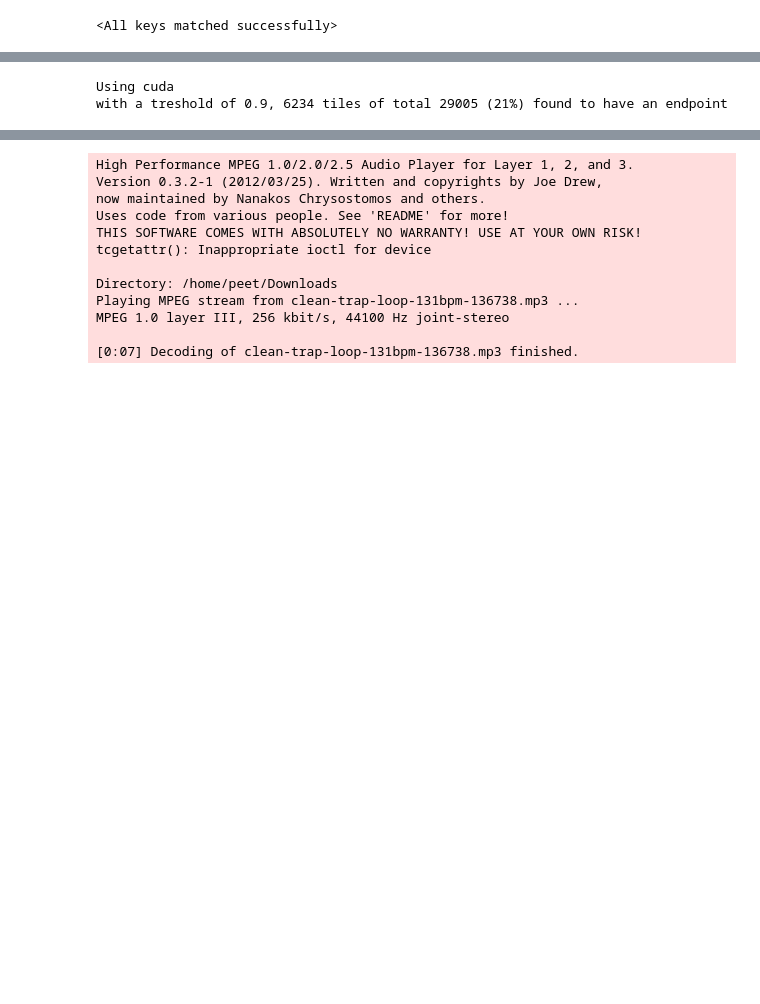
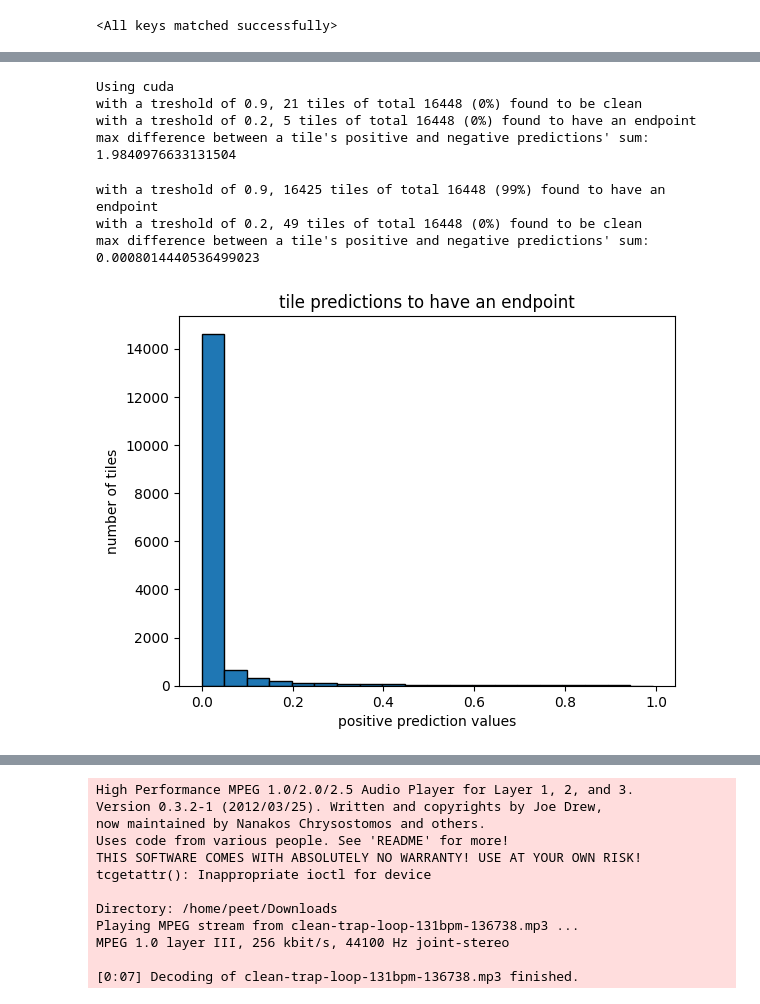
Before and after one commit to ph4s3r/cupid, a Jupyter notebook: slide-infer.ipynb, the cells around one changed output, grey strips where cells are left out. Saved outputs shown, nothing was run; the diff lists cells and outputs as text; code cells hidden in the pictures; blank space fills up the shorter version.

```diff
--- a/slide-infer.ipynb
+++ b/slide-infer.ipynb
@@ -136,10 +136,12 @@ def infer(dataloader, model, slide_dim: tuple, tile_size = 500) -> dict():
     model.eval()
 
     # heatmask array has 1 pixel per tile
-    slide_dim_mini = (slide_dim[0]//tile_size, slide_dim[1]//tile_size)
+    slide_dim_mini          = (slide_dim[0]//tile_size, slide_dim[1]//tile_size)
     heatmask                = np.zeros(slide_dim_mini, dtype=np.float32)
-    batch_predictions       = []
-    predictions             = []
+    neg_predictions         = []
+    pos_predictions         = []
+
+    DEBUG = True
 
     with torch.no_grad():
         for images, _, labels_dict, _ in dataloader:
@@ -147,29 +149,62 @@ def infer(dataloader, model, slide_dim: tuple, tile_size = 500) -> dict():
             images = images.to(device)
             outputs = model(images)
             probabilities = torch.sigmoid(outputs)
-            batch_predictions = probabilities[:, 1].cpu().numpy()
-            predictions.extend(batch_predictions)
+            neg_predictions_batch = probabilities[:, 0].cpu().numpy()
+            pos_predictions_batch = probabilities[:, 1].cpu().numpy() # storing the probability per tile of having an endpoint
+            neg_predictions.extend(neg_predictions_batch)
+            pos_predictions.extend(pos_predictions_batch)
 
             for i in range(batch_size):
                 tile_keys = labels_dict['tile_key'][i].split(",") # already at i index
                 tile_x = tile_keys[0][1:]
                 tile_y = tile_keys[1][:-1]
-                heatmask[int(tile_x)//tile_size, int(tile_y)//tile_size] = batch_predictions[i]
+                heatmask[int(tile_x)//tile_size, int(tile_y)//tile_size] = pos_predictions_batch[i]
 
-    return predictions, heatmask
+    return neg_predictions, pos_predictions, heatmask
 
-preds, heatmask = infer(dataloader, model, slide_dim=pml_wsi.shape, tile_size = 500)
-
-# import sys
-# np.set_printoptions(threshold=sys.maxsize)
-# print(heatmask)
-
-threshold = 0.9
-positiles = int(sum(p for p in preds if p > threshold))
-print(f"with a treshold of {threshold}, {positiles} tiles of total {len(preds)} ({int(positiles / len(preds) * 100)}%) found to have an endpoint")
+neg_predictions, pos_predictions, heatmask = infer(dataloader, model, slide_dim=pml_wsi.shape, tile_size = 500)
 # %% [output]
 Using cuda
-with a treshold of 0.9, 6234 tiles of total 29005 (21%) found to have an endpoint
+with a treshold of 0.9, 21 tiles of total 16448 (0%) found to be clean
+with a treshold of 0.2, 5 tiles of total 16448 (0%) found to have an endpoint
+max difference between a tile's positive and negative predictions' sum:  1.9840976633131504
+# %%
+pos_threshold = 0.9
+neg_threshold = 0.2
+# how many tiles predicted to have an endpoint if we consider an endpoint as greater than pos_threshold probability
+positiles = 0
+for n in pos_predictions:
+    if n < pos_threshold:
+        positiles = positiles + 1
+print(f"with a treshold of {pos_threshold}, {positiles} tiles of total {len(neg_predictions)} ({int(positiles / len(neg_predictions) * 100)}%) found to have an endpoint")
+
+# how many tiles predicted to be clean (no endpoint) if we consider an endpoint as greater than neg_threshold probability
+negatiles = 0
+for n in neg_predictions:
+    if n < neg_threshold:
+        negatiles = negatiles + 1
+print(f"with a treshold of {neg_threshold}, {negatiles} tiles of total {len(neg_predictions)} ({int(negatiles / len(neg_predictions) * 100)}%) found to be clean")
+
+# checking for corrupted class prediction differences
+maxdiff = 0
+
+for i in range(len(neg_predictions)):
+    sum = neg_predictions[i] + pos_predictions[i]
+    diff = 1 - sum
+    if diff > maxdiff:
+        maxdiff = diff
+print("max difference between a tile's positive and negative predictions' sum: ", maxdiff)
+
+plt.hist(pos_predictions, bins=20, edgecolor='black')
+plt.xlabel('positive prediction values')
+plt.ylabel('number of tiles')
+plt.title('tile predictions to have an endpoint')
+plt.show()
+# %% [output]
+with a treshold of 0.9, 16425 tiles of total 16448 (99%) found to have an endpoint
+with a treshold of 0.2, 49 tiles of total 16448 (0%) found to be clean
+max difference between a tile's positive and negative predictions' sum:  0.0008014440536499023
+[figure, added]
 # %%
 # display 'roc' curve #
 #######################
```
Also changed, not shown: parts of 5 cells of this notebook.
